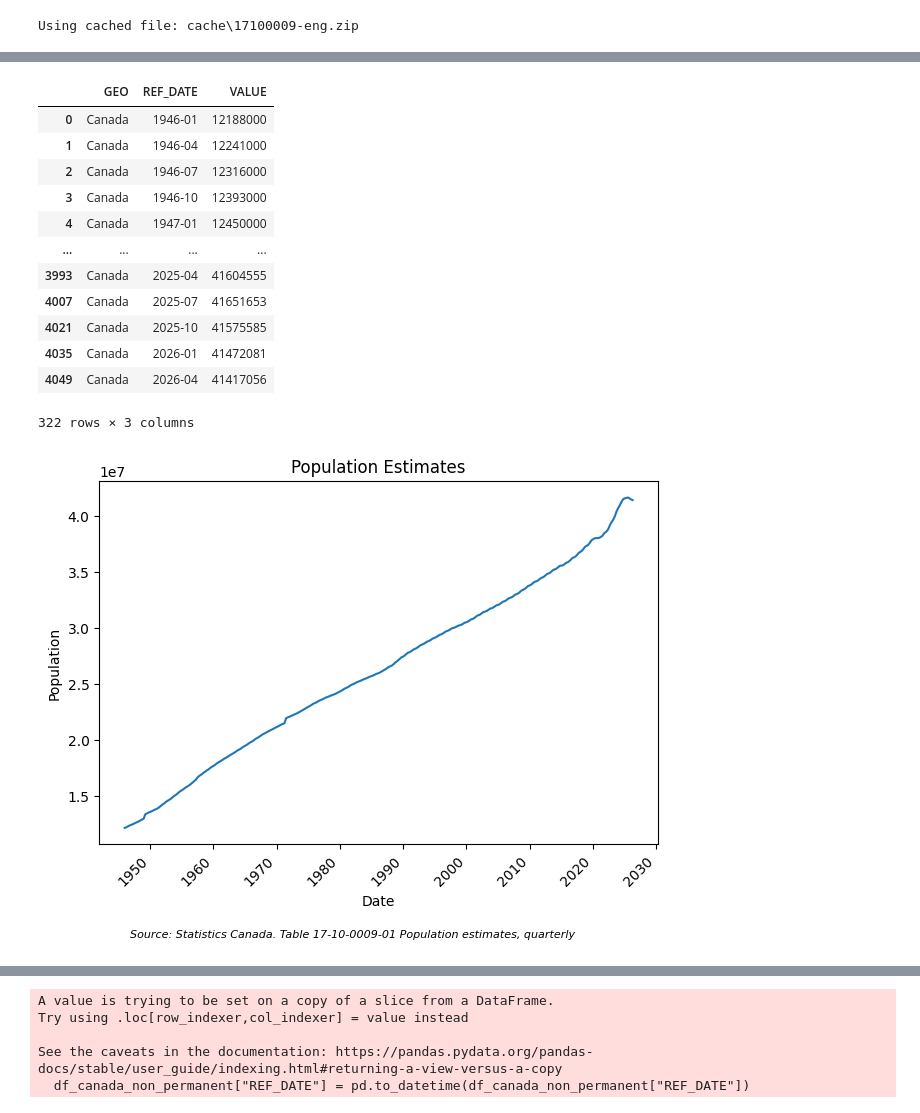
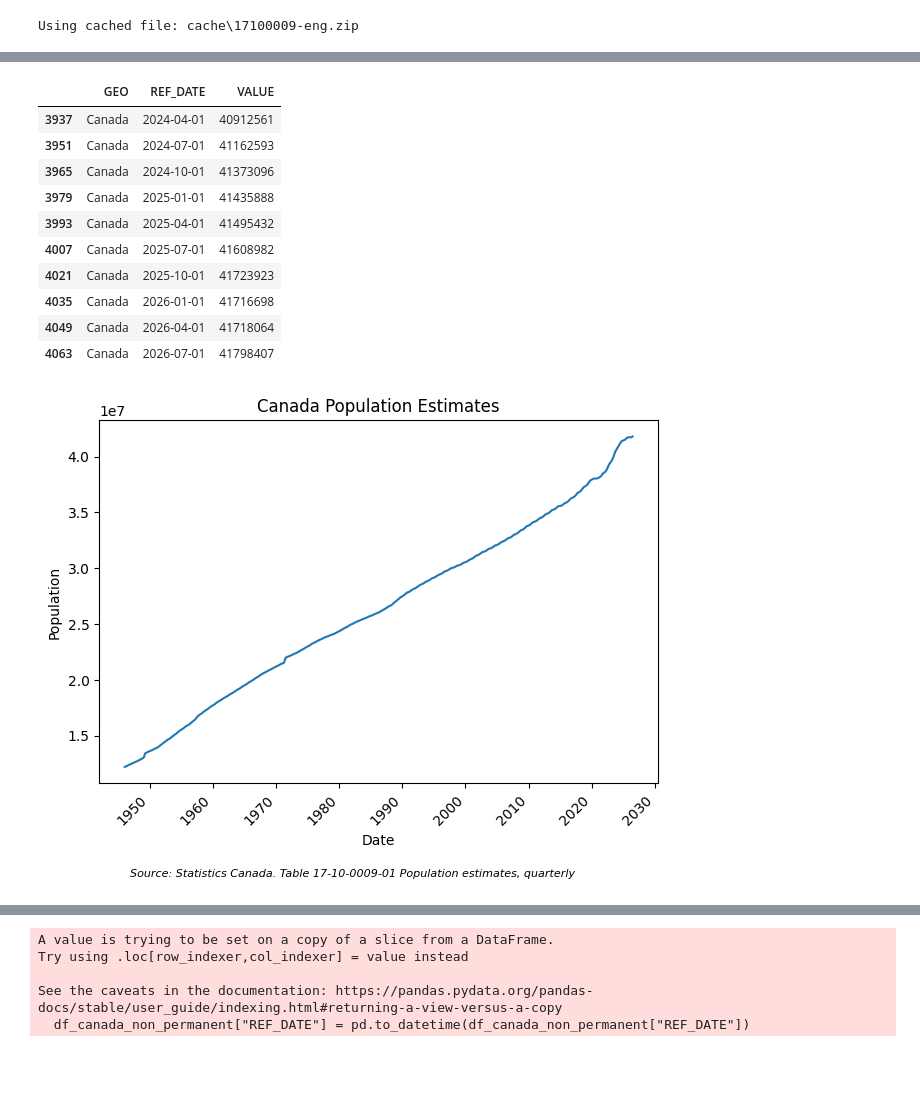
Before and after one commit to yrmo/gcinfo, a Jupyter notebook: non-permanent-population-2021-present.ipynb, the cells around one changed output, grey strips where cells are left out. Cells and saved outputs as stored; diff of their text form; code cells hidden in the pictures; blank space fills up the shorter version.

Commit message:
Update non permanent population percentage notebook with new estimates

```diff
--- a/non-permanent-population-2021-present.ipynb
+++ b/non-permanent-population-2021-present.ipynb
@@ -100,52 +100,50 @@ df_population.head()
 # %%
 df_canada_population = df_population[df_population["GEO"].str.contains("Canada")][["GEO", "REF_DATE", "VALUE"]]
-df_canada_population
+df_canada_population.tail(10)
 # %% [output]
 |  | GEO | REF_DATE | VALUE |
-| 0 | Canada | 1946-01 | 12188000 |
-| 1 | Canada | 1946-04 | 12241000 |
-| 2 | Canada | 1946-07 | 12316000 |
-| 3 | Canada | 1946-10 | 12393000 |
-| 4 | Canada | 1947-01 | 12450000 |
-| ... | ... | ... | ... |
-| 3993 | Canada | 2025-04 | 41604555 |
-| 4007 | Canada | 2025-07 | 41651653 |
-| 4021 | Canada | 2025-10 | 41575585 |
-| 4035 | Canada | 2026-01 | 41472081 |
-| 4049 | Canada | 2026-04 | 41417056 |
+| 3937 | Canada | 2024-04-01 | 40912561 |
+| 3951 | Canada | 2024-07-01 | 41162593 |
+| 3965 | Canada | 2024-10-01 | 41373096 |
+| 3979 | Canada | 2025-01-01 | 41435888 |
+| 3993 | Canada | 2025-04-01 | 41495432 |
+| 4007 | Canada | 2025-07-01 | 41608982 |
+| 4021 | Canada | 2025-10-01 | 41723923 |
+| 4035 | Canada | 2026-01-01 | 41716698 |
+| 4049 | Canada | 2026-04-01 | 41718064 |
+| 4063 | Canada | 2026-07-01 | 41798407 |
-322 rows × 3 columns
 # %%
 import matplotlib.pyplot as plt
 
 fig, ax = plt.subplots()
 
 df_canada_population["REF_DATE"] = pd.to_datetime(df_canada_population["REF_DATE"])
 
 ax.plot(
     df_canada_population["REF_DATE"],
     df_canada_population["VALUE"],
     linestyle="-"
 )
 
-ax.set_title("Population Estimates")
+ax.set_title("Canada Population Estimates")
 ax.set_xlabel("Date")
 ax.set_ylabel("Population")
 
 plt.xticks(rotation=45, ha="right")
 plt.subplots_adjust(bottom=0.3)
 
 plt.figtext(
     0.5, -0.03,
     "Source: Statistics Canada. Table 17-10-0009-01 Population estimates, quarterly",
     ha="center",
     fontsize=8,
     style="italic"
 )
 
 plt.tight_layout()
 plt.show()
 # %% [output]
-[figure, old version]
+[figure, new version]
 # %%
 df_canada_population.iloc[-1]
 # %% [output]
```
Also changed, not shown: parts of 11 cells of this notebook.
